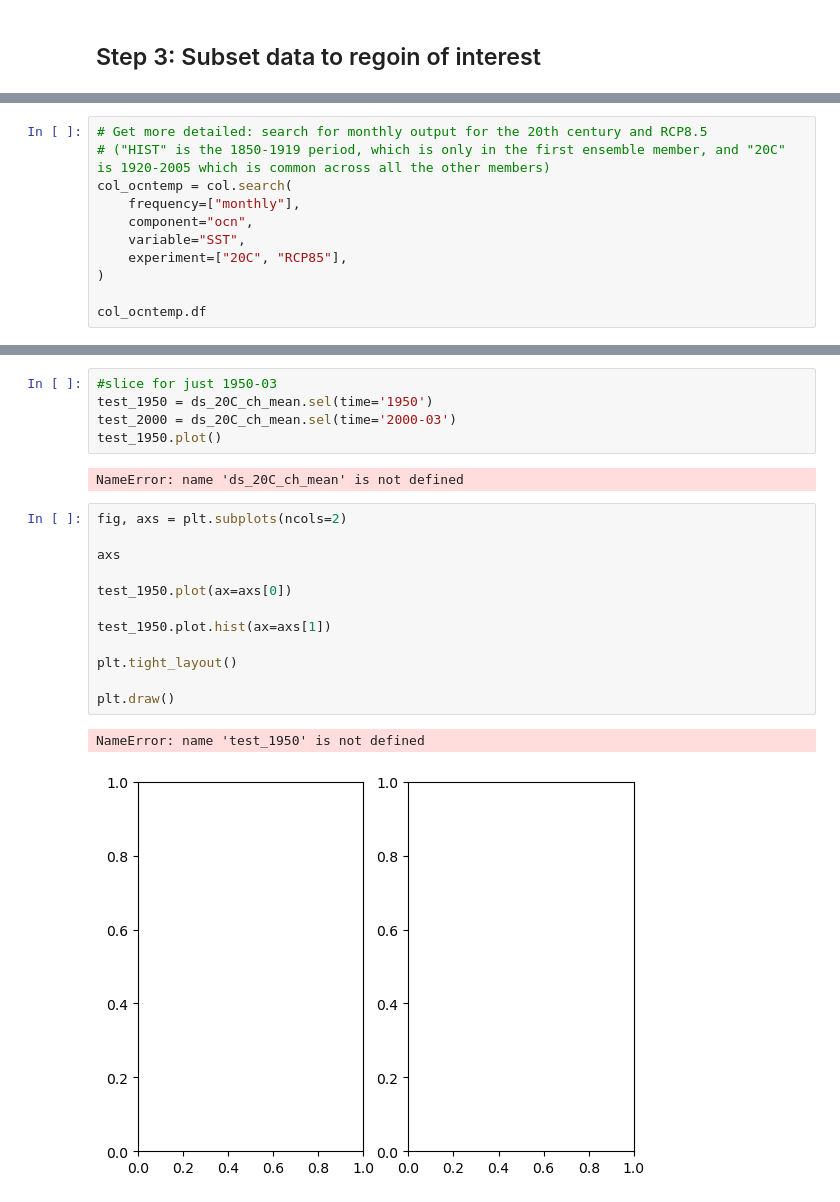
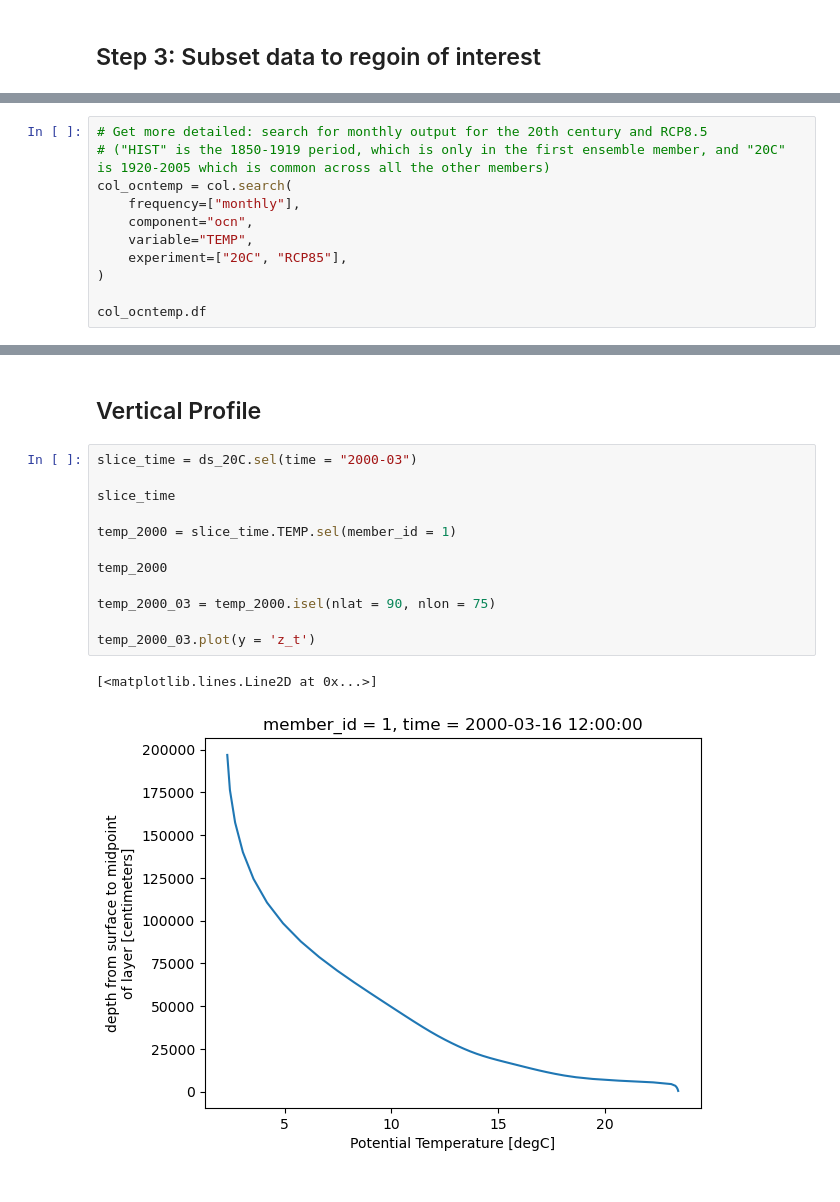
Before and after one commit to olleholt/toolkit, a Jupyter notebook: test_notebooks/olivia-scratch.ipynb, the cells around one changed output, grey strips where cells are left out. Cells and saved outputs as stored; diff of their text form.

Commit message:
vertical profile example

```diff
--- a/test_notebooks/olivia-scratch.ipynb
+++ b/test_notebooks/olivia-scratch.ipynb
@@ -43,7 +47,7 @@ col.search(variable="SST").df
 col_ocntemp = col.search(
     frequency=["monthly"],
     component="ocn",
-    variable="SST",
+    variable="TEMP",
     experiment=["20C", "RCP85"],
 )
 
@@ -126,22 +156,17 @@ NameError: name 'ds_20C_ch' is not defined
-# %%
-#slice for just 1950-03
-test_1950 = ds_20C_ch_mean.sel(time='1950')
-test_2000 = ds_20C_ch_mean.sel(time='2000-03')
-test_1950.plot()
-# %% [output]
-NameError: name 'ds_20C_ch_mean' is not defined
-# %%
-fig, axs = plt.subplots(ncols=2)
-
-axs
-
-test_1950.plot(ax=axs[0])
-
-test_1950.plot.hist(ax=axs[1])
-
-plt.tight_layout()
-
-plt.draw()
-# %% [output]
-NameError: name 'test_1950' is not defined
-[figure, removed]
+# %% [markdown]
+## Vertical Profile
+# %%
+slice_time = ds_20C.sel(time = "2000-03")
+
+slice_time
+
+temp_2000 = slice_time.TEMP.sel(member_id = 1)
+
+temp_2000
+
+temp_2000_03 = temp_2000.isel(nlat = 90, nlon = 75)
+
+temp_2000_03.plot(y = 'z_t')
+# %% [output]
+[<matplotlib.lines.Line2D at 0x...>]
+[figure, added]
```
Also changed, not shown: parts of 12 cells of this notebook.
